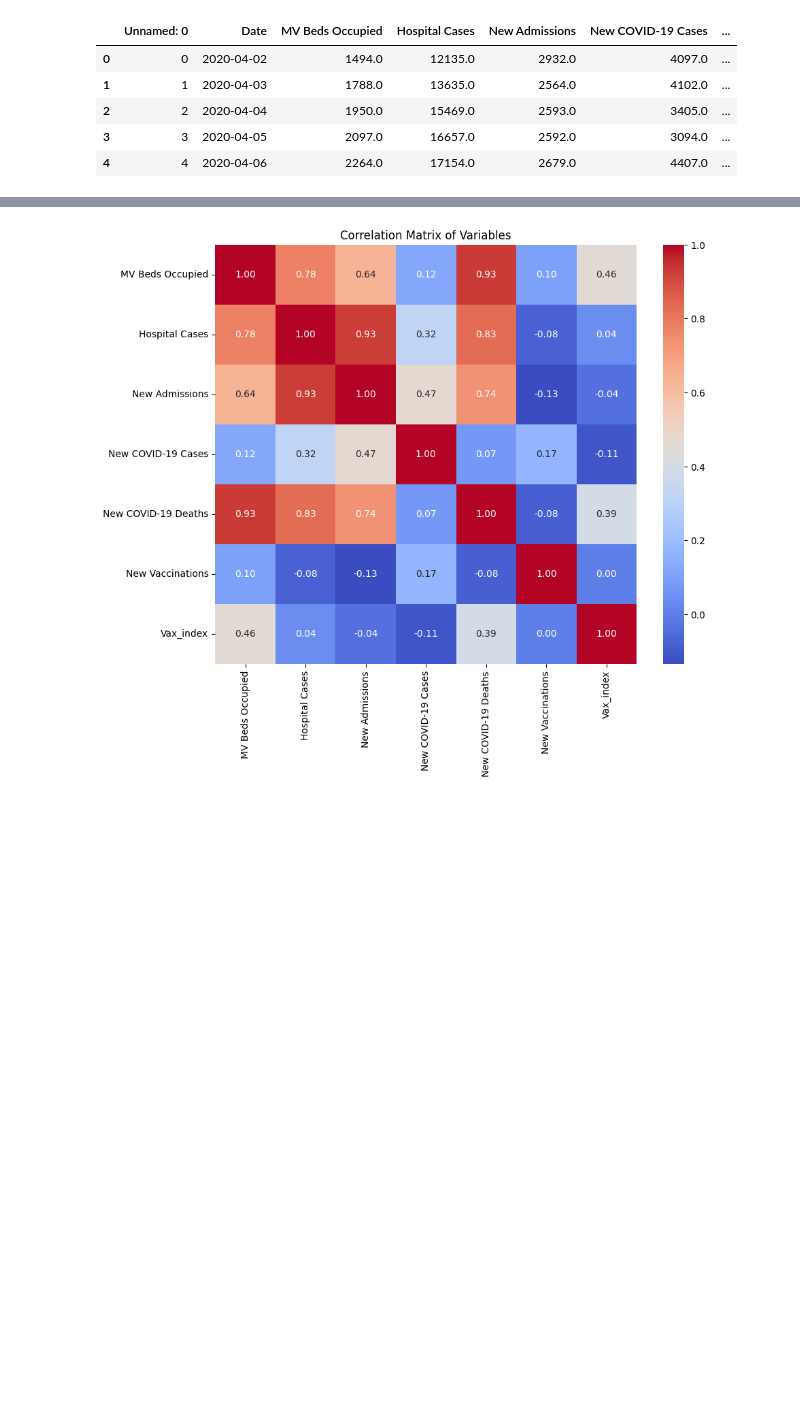
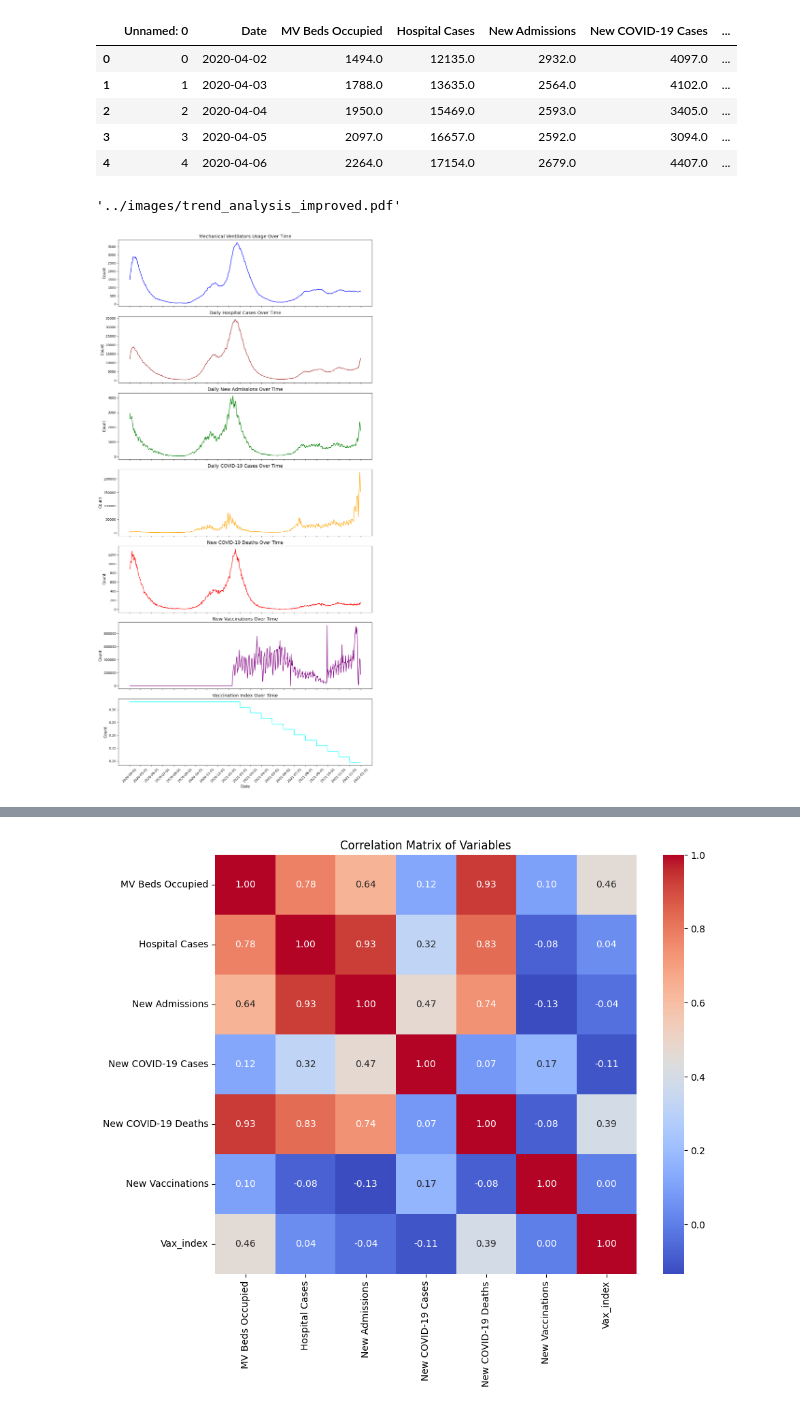
Before and after one commit to michaelajao/Multivate-forecasting, a Jupyter notebook: script/forecasting.ipynb, the cells around one changed output, grey strips where cells are left out. Drawn from its saved outputs; the diff is of its cells as text; code cells hidden in the pictures; blank space fills up the shorter version.

```diff
--- a/script/forecasting.ipynb
+++ b/script/forecasting.ipynb
@@ -99 +100,41 @@ if not os.path.exists("images"):
+# %%
+data = data[(data['Date'] >= '2020-01-01') & (data['Date'] <= '2021-12-31')]
+
+# Prepare the figure and subplots with improved readability
+fig, axs = plt.subplots(7, 1, figsize=(12, 24), sharex=True)
+fig.subplots_adjust(hspace=0.5)
+
+# Define plot details
+metrics = ['MV Beds Occupied', 'Hospital Cases', 'New Admissions',
+           'New COVID-19 Cases', 'New COVID-19 Deaths', 'New Vaccinations', 'Vax_index']
+colors = ['blue', 'brown', 'green', 'orange', 'red', 'purple', 'cyan']
+titles = ['Mechanical Ventilators Usage Over Time', 'Daily Hospital Cases Over Time',
+          'Daily New Admissions Over Time', 'Daily COVID-19 Cases Over Time',
+          'New COVID-19 Deaths Over Time', 'New Vaccinations Over Time', 'Vaccination Index Over Time']
+
+# Plot each metric
+for ax, metric, color, title in zip(axs, metrics, colors, titles):
+    ax.plot(data['Date'], data[metric], color=color)
+    ax.set_title(title, fontsize=14)
+    ax.set_ylabel('Count', fontsize=12)
+    ax.tick_params(axis='x', labelrotation=45)
+    ax.tick_params(axis='both', labelsize=10)
+    ax.xaxis.set_major_formatter(mdates.DateFormatter('%Y-%m-%d'))
+    ax.xaxis.set_major_locator(mdates.MonthLocator())
+
+# Set common x-label
+axs[-1].set_xlabel('Date', fontsize=12)
+
+# Improve overall layout
+plt.tight_layout()
+
+# Save the figure as a PDF
+pdf_path_improved = '../images/trend_analysis_improved.pdf'
+with PdfPages(pdf_path_improved) as pdf:
+    pdf.savefig(fig, bbox_inches='tight')
+
+pdf_path_improved
+# %% [output]
+'../images/trend_analysis_improved.pdf'
+[figure, added]
 # %%
```
Also changed, not shown: parts of 5 cells of this notebook, 13 other files.
